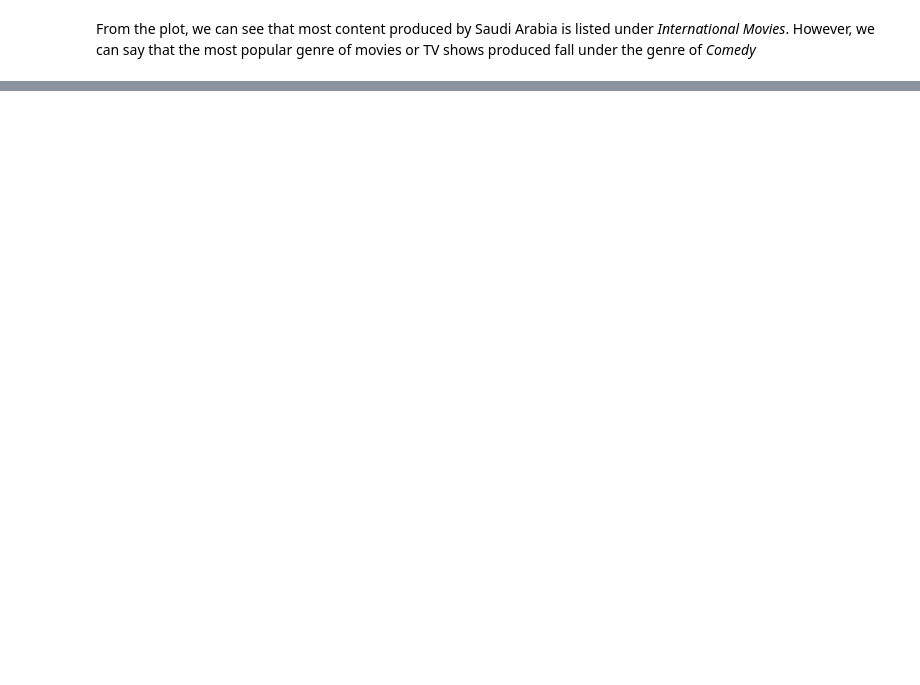
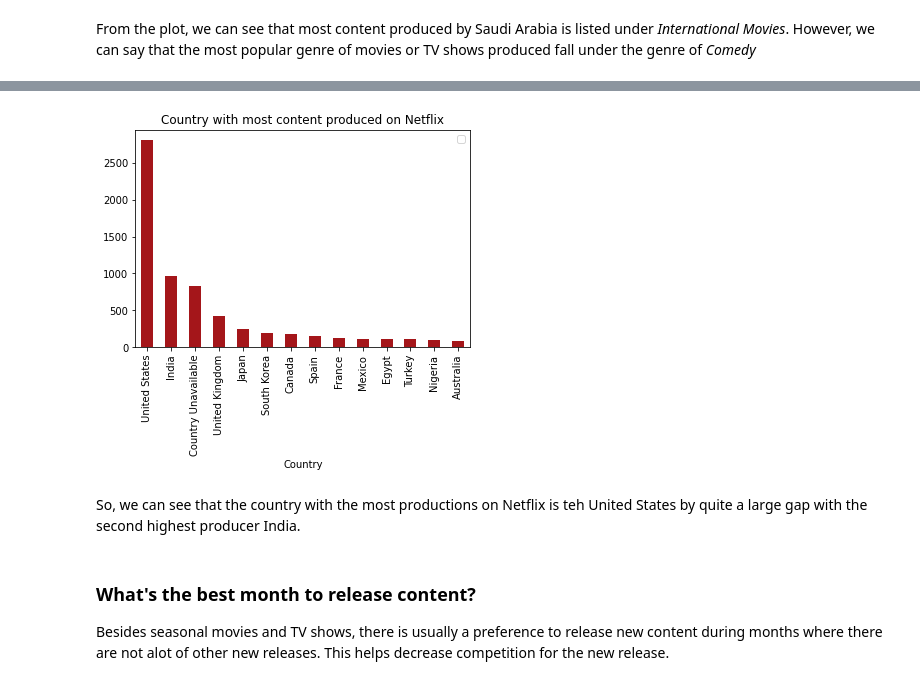
Before and after one commit to ayah-kamal/netflixmovieanalysis, a Jupyter notebook: netflixAnalysis.ipynb, the cells around one changed output, grey strips where cells are left out. Cells and saved outputs as stored; diff of their text form; code cells hidden in the pictures; blank space fills up the shorter version.

Commit message:
which country produces the most content

```diff
--- a/netflixAnalysis.ipynb
+++ b/netflixAnalysis.ipynb
@@ -268,0 +271,5 @@ From the plot, we can see that most content produced by Saudi Arabia is listed u
+# %%
+country_count=netflix_df['country'].value_counts().sort_values(ascending=False)
+country_count=pd.DataFrame(country_count)
+topcountries=country_count[0:14]
+topcountries
@@ -268,0 +292,14 @@ From the plot, we can see that most content produced by Saudi Arabia is listed u
+# %%
+topcountries.plot.bar(color = '#a4161a')
+plt.title("Country with most content produced on Netflix")
+plt.xlabel("Country")
+plt.legend([])
+plt.show()
+# %% [output]
+[figure, added]
+# %% [markdown]
+So, we can see that the country with the most productions on Netflix is teh United States by quite a large gap with the second highest producer India.
+# %% [markdown]
+### What's the best month to release content?
+
+Besides seasonal movies and TV shows, there is usually a preference to release new content during months where there are not alot of other new releases. This helps decrease competition for the new release.
```
Also changed, not shown: parts of 5 cells of this notebook.
